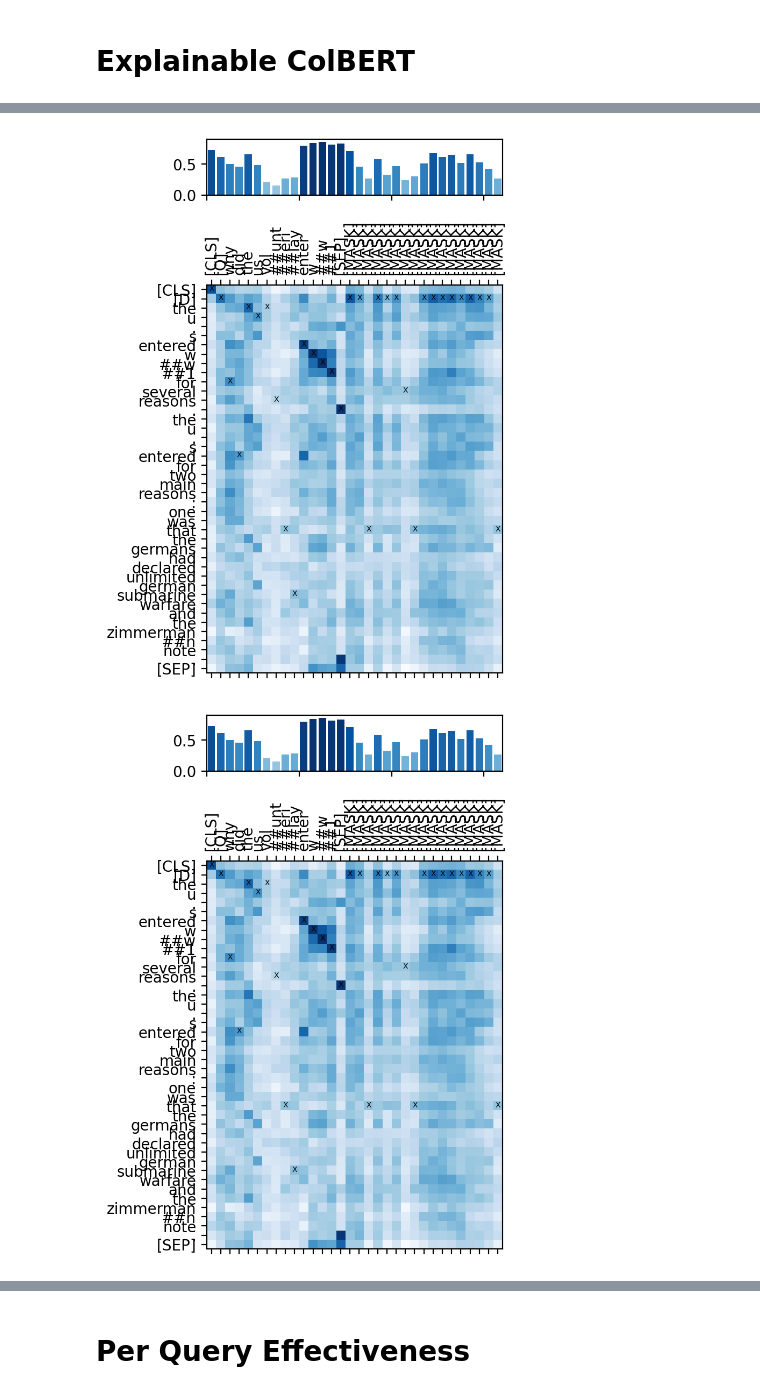
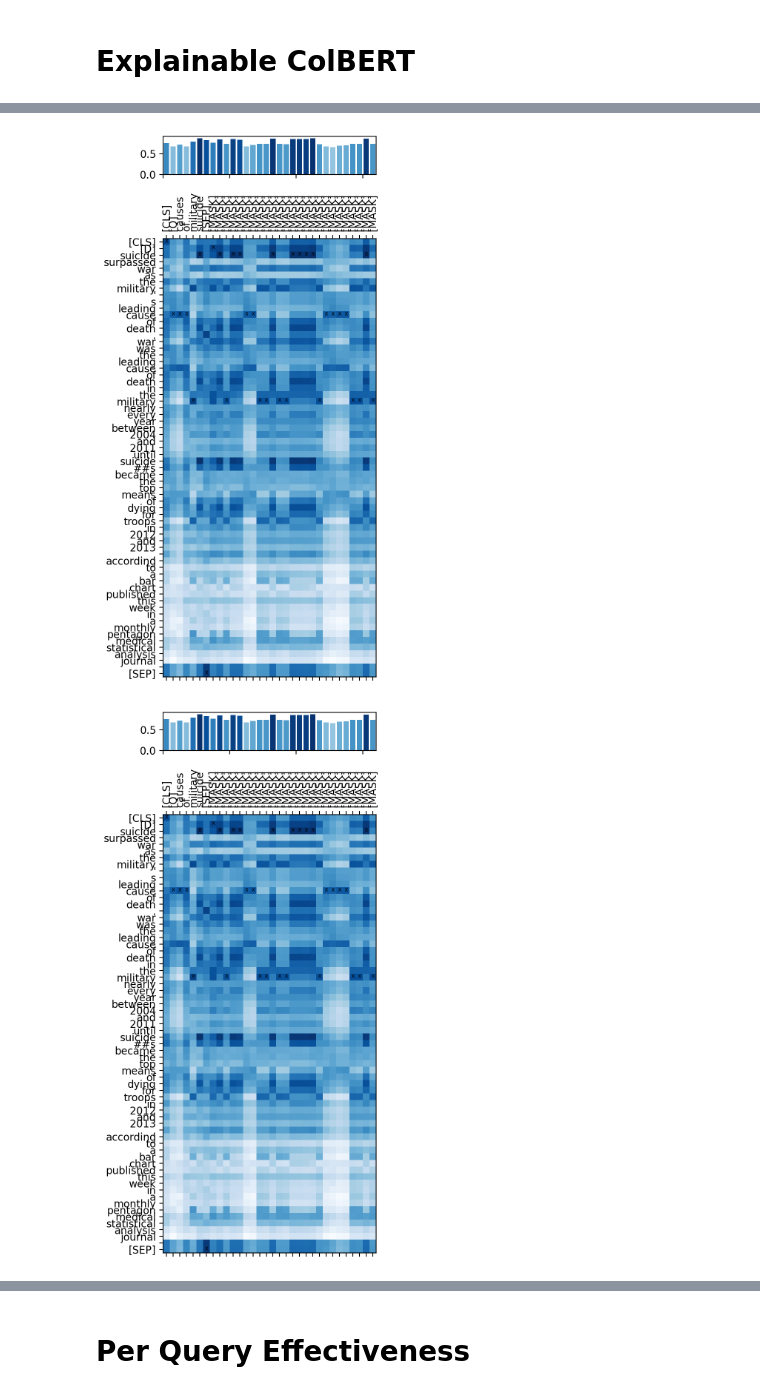
Before and after one commit to hammadkhann/Effective-CLS-Token-Representation-for-ColBERT-A-Step-Towards-Reducing-the-Storage-Cost, a Jupyter notebook: MS_MARCO_Effective_Dense_Passage_Retrieval.ipynb, the cells around one changed output, grey strips where cells are left out. Cells and saved outputs as stored; diff of their text form; code cells hidden in the pictures.

```diff
--- a/MS_MARCO_Effective_Dense_Passage_Retrieval.ipynb
+++ b/MS_MARCO_Effective_Dense_Passage_Retrieval.ipynb
@@ -722,6 +724,10 @@ pt.Experiment(
 | 4 | DPH >> ColCondenser_Q_pruned | 0.603885 | 0.323626 | 0.892442 |
 # %% [markdown]
 # **Deep Dive**
+# %%
+colCondenser = colcondenser_50k_factory.text_scorer(colcondenser_50k_factory)(df)
+# %%
+colbert_baseline = craig_factory.text_scorer()(df)
 # %%
 baseline_merge = pd.merge(colbert_baseline.groupby('qid').head(10), df, how='left', on = 'docno')
 baseline_merge.drop(['qid_y', 'rank_y','score_y','query_y','docid'], axis=1, inplace=True)
@@ -878,9 +862,9 @@ def _explain(self, query, embsD, idsD):
     #fig.subplots_adjust(hspace=-0.37)
     return fig
 # %%
-baseline_doc = baseline_merge[baseline_merge["qid"] == "1063750"].iloc[0][5]
-ColCondenser_doc = token_overlap_merge[baseline_merge["qid"] == "1063750"].iloc[0][5]
-query = baseline_merge[baseline_merge["qid"] == "1063750"].iloc[0][1]
+baseline_doc = baseline_merge[baseline_merge["qid"] == "87452"].iloc[0][5]
+ColCondenser_doc = token_overlap_merge[baseline_merge["qid"] == "87452"].iloc[0][5]
+query = baseline_merge[baseline_merge["qid"] == "87452"].iloc[0][1]
 print(baseline_doc)
 print(ColCondenser_doc)
 print(query)
@@ -931,8 +915,8 @@ similarity: 16.068143635988235
 Document: LOWER Right Abdominal Pain. Lower right abdominal pain may be due to some of the same causes discussed under upper right abdominal pain. With the lower abdominal regions, the continuation wi ...
 similarity: 16.247771620750427
 # %%
-explain_text(baseline_factory, query = query, document = ColCondenser_doc)
+explain_text(craig_factory, query = query, document = ColCondenser_doc)
 # %% [output]
-[figure, old version]
+[figure, new version]
-[figure, old version]
+[figure, new version]
 # %%
```
Also changed, not shown: parts of 10 cells of this notebook.
